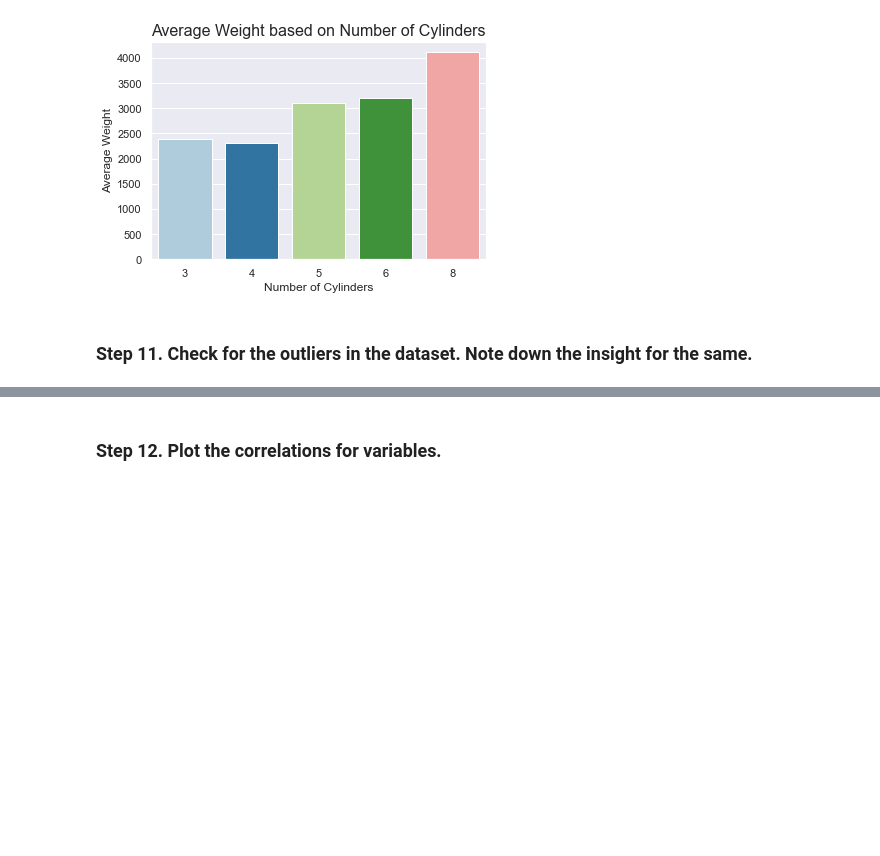
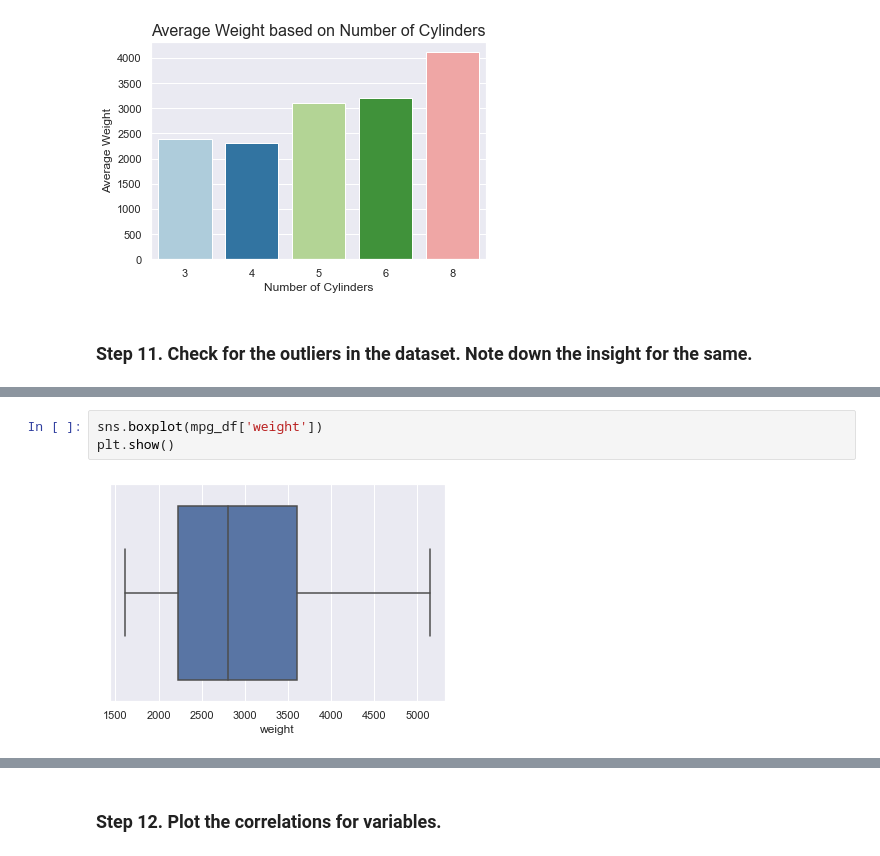
Before and after one commit to kartech06/Data-Science-Project, a Jupyter notebook: Assignment4.ipynb, the cells around one changed output, grey strips where cells are left out. Drawn from its saved outputs; the diff is of its cells as text; blank space fills up the shorter version.

```diff
--- a/Assignment4.ipynb
+++ b/Assignment4.ipynb
@@ -180,0 +187,5 @@ plt.show()
+# %%
+sns.boxplot(mpg_df['weight'])
+plt.show()
+# %% [output]
+[figure, added]
```
Also changed, not shown: parts of 8 cells of this notebook.
